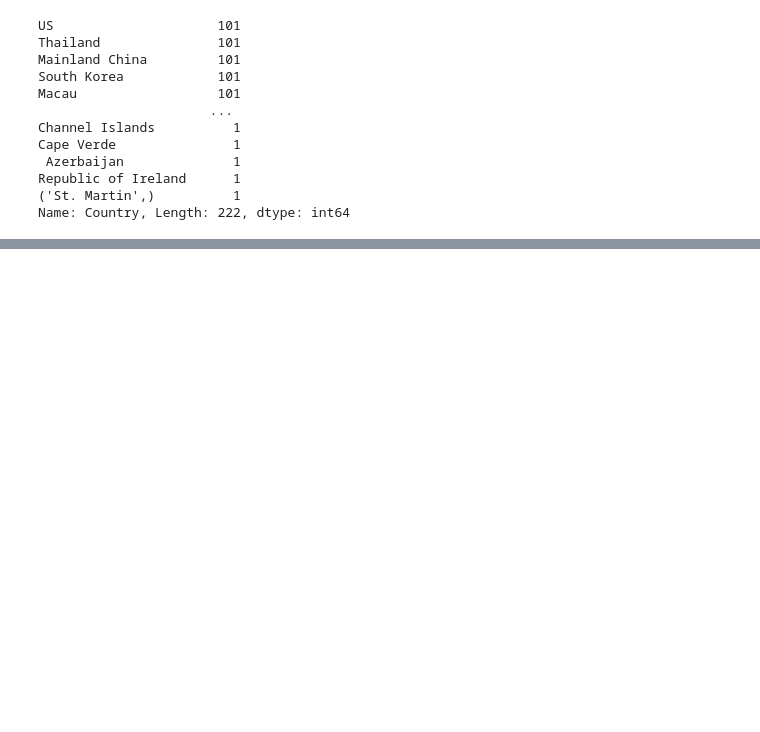
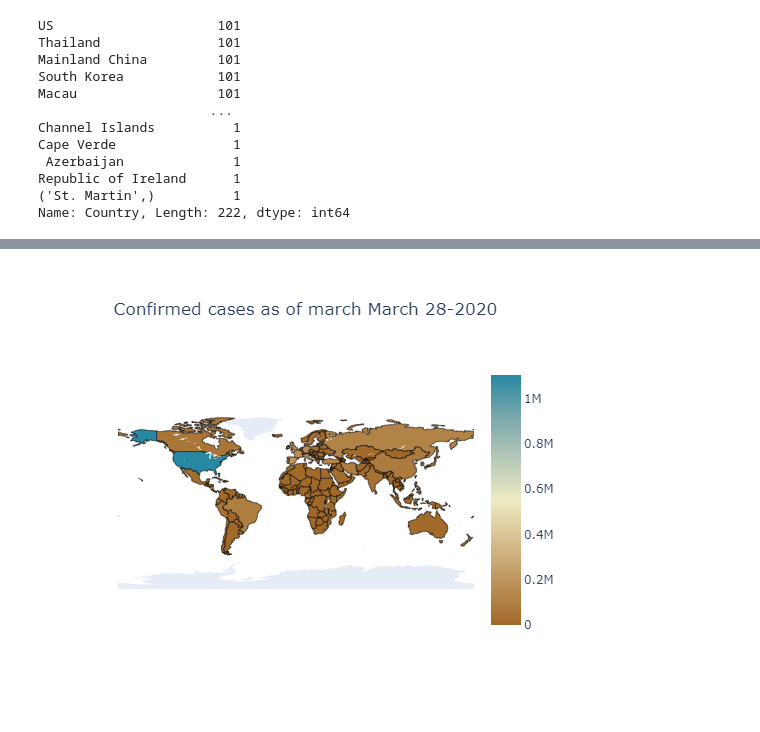
Before and after one commit to saurabhsatasia/Plotly-Visualizations, a Jupyter notebook: covid.ipynb, the cells around one changed output, grey strips where cells are left out. Saved outputs shown, nothing was run; the diff lists cells and outputs as text; code cells hidden in the pictures; blank space fills up the shorter version.

```diff
--- a/covid.ipynb
+++ b/covid.ipynb
@@ -92 +111,17 @@ Ukraine                   1
 Name: Country, Length: 213, dtype: int64
+# %%
+fig = go.Figure(data = go.Choropleth(locations=df_countries['Country'],
+                                    locationmode='country names',
+                                    z= df_countries['Confirmed'],
+                                    colorscale='earth',
+                                    marker_line_color = 'black',
+                                    marker_line_width = 0.5))
+
+fig.update_layout(title='Confirmed cases as of march March 28-2020',
+                 title_x = 0.5,
+                 geo=dict(showframe = False,
+                          showcoastlines = False,
+                          projection_type = 'equirectangular'))
+fig.show()
+# %% [output]
+[figure, added]
```
Also changed, not shown: parts of 12 cells of this notebook.
